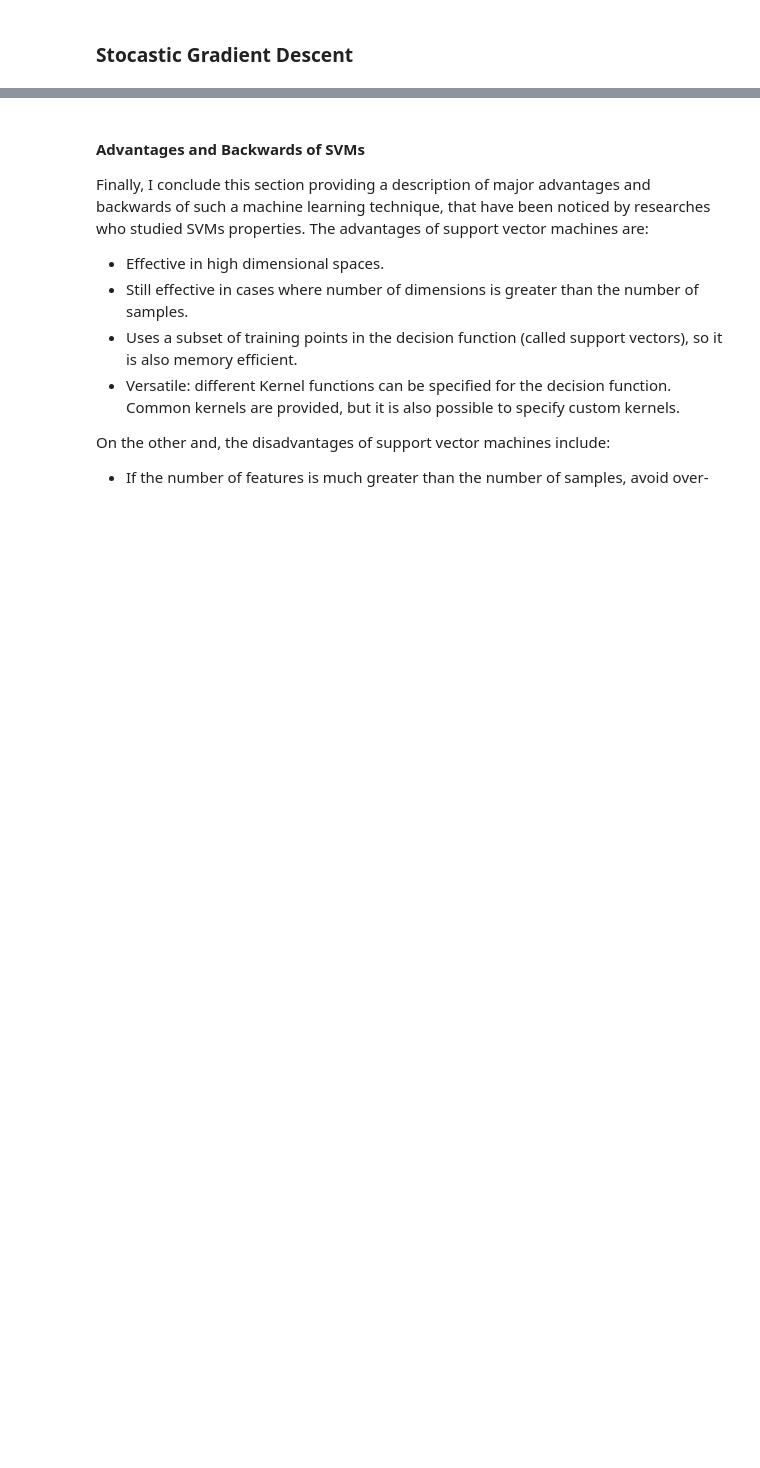
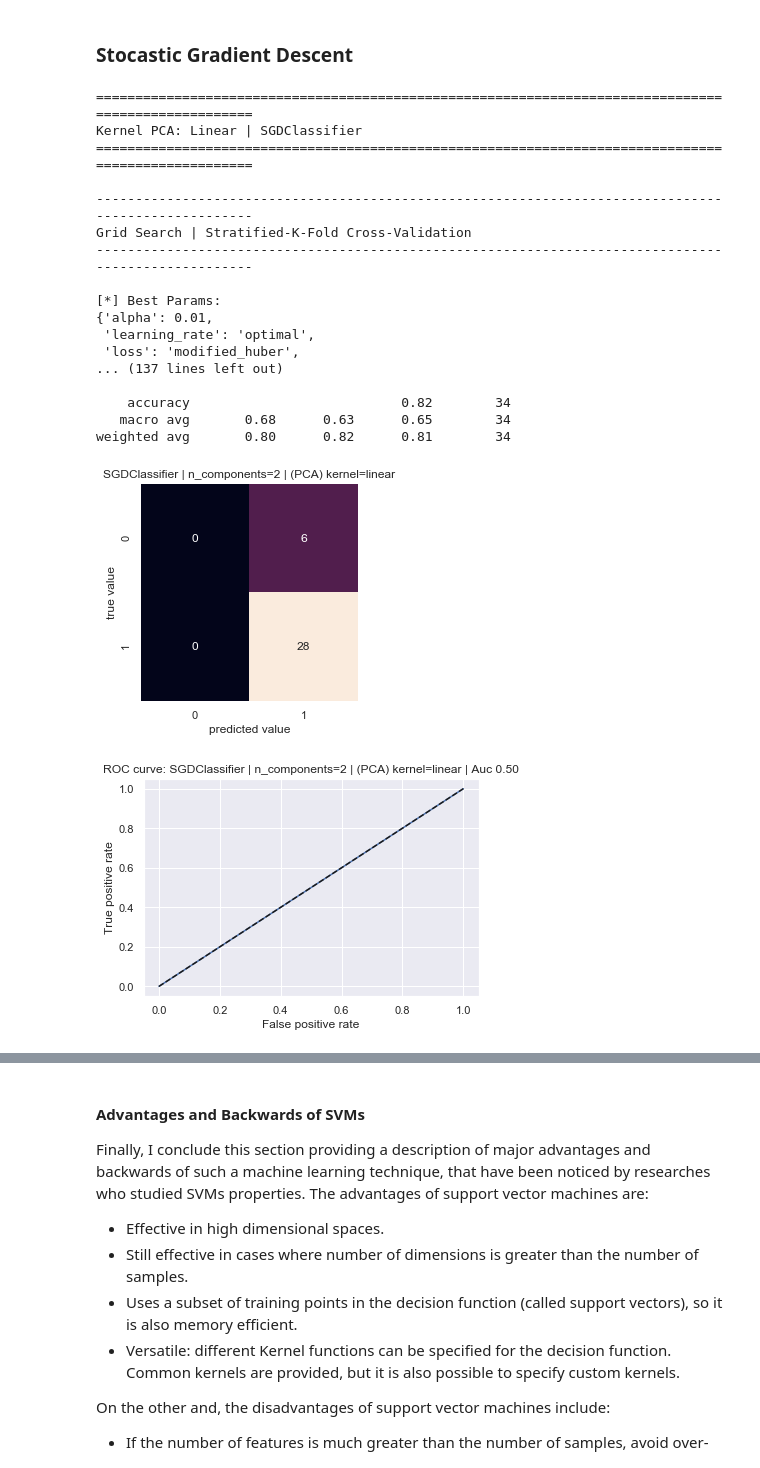
Before and after one commit to franec94/Pittsburgh-Bridge-Dataset, a Jupyter notebook: pittsburgh-bridges-data-set-analysis/Data Space Report (Official).ipynb, the cells around one changed output, grey strips where cells are left out. Saved outputs shown, nothing was run; the diff lists cells and outputs as text; code cells hidden in the pictures; blank space fills up the shorter version.

```diff
--- a/pittsburgh-bridges-data-set-analysis/Data Space Report (Official).ipynb
+++ b/pittsburgh-bridges-data-set-analysis/Data Space Report (Official).ipynb
@@ -579,13 +908,33 @@ print(df_auc_gs)
 # %%
 pos_gs = pos_gs + 1
 plot_dest = os.path.join("figures", "n_comp_2_analysis", "grid_search")
 X = rescaledX
 
 df_gs, df_auc_gs = grid_search_all_by_n_components(
     estimators_list=estimators_list[pos_gs+1], \
     param_grids=param_grids[pos_gs],
     estimators_names=estimators_names[pos_gs+1], \
     X=X, y=y,
     n_components=2,
     random_state=0, show_plots=False, show_errors=False, verbose=1, plot_dest=plot_dest, debug_var=False)
-df_2, df_2_auc = df.concat([df_2, df_gs], axis=0), df.concat([df_2, df_auc_gs], axis=0)
+df_2, df_2_auc = pd.concat([df_2, df_gs], axis=0), pd.concat([df_2, df_auc_gs], axis=0)
+# %% [output]
+====================================================================================================
+Kernel PCA: Linear | SGDClassifier
+====================================================================================================
+
+----------------------------------------------------------------------------------------------------
+Grid Search | Stratified-K-Fold Cross-Validation
+----------------------------------------------------------------------------------------------------
+
+[*] Best Params:
+{'alpha': 0.01,
+ 'learning_rate': 'optimal',
+ 'loss': 'modified_huber',
+... (137 lines left out)
+
+    accuracy                           0.82        34
+   macro avg       0.68      0.63      0.65        34
+weighted avg       0.80      0.82      0.81        34
+[figure, added]
+[figure, added]
```
Also changed, not shown: parts of 46 cells of this notebook, 20 other files.
